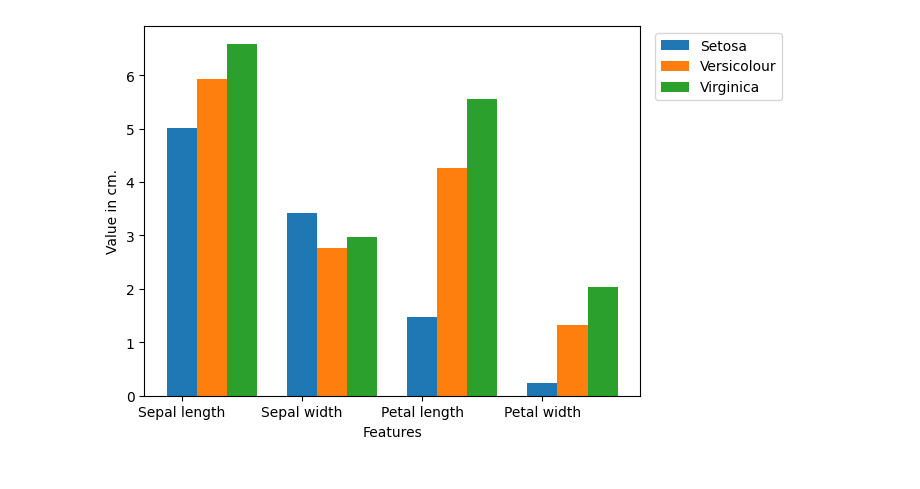
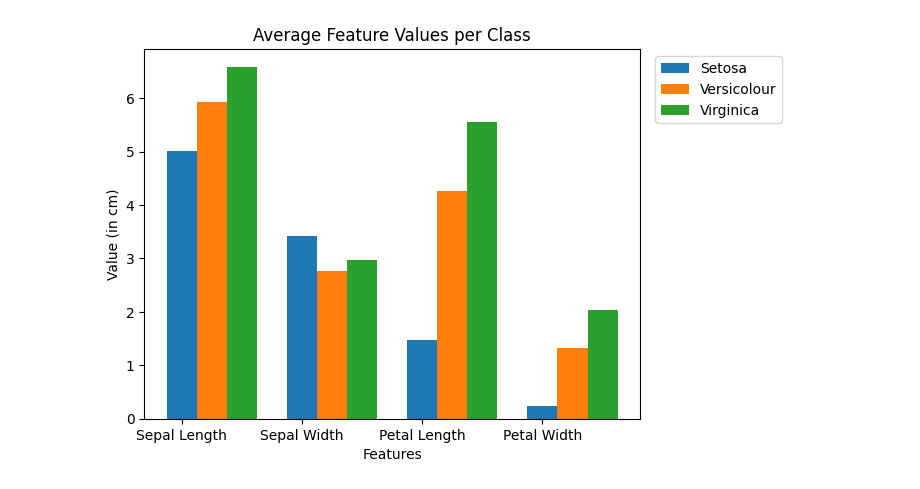
Before and after one commit to bishalbhattacharjee003/Iris_Flower_Classification, a Jupyter notebook: Iris_Flower_Classification_py.ipynb, the cells around one changed output. Drawn from its saved outputs; the diff is of its cells as text; code cells hidden in the pictures.

```diff
--- a/Iris_Flower_Classification_py.ipynb
+++ b/Iris_Flower_Classification_py.ipynb
@@ -1,14 +1,22 @@
 # %% [markdown]
 <a href="https://colab.research.google.com/github/bishalbhattacharjee003/Iris_Flower_Classification/blob/main/Iris_Flower_Classification_py.ipynb" target="_parent"><img src="https://colab.research.google.com/assets/colab-badge.svg" alt="Open In Colab"/></a>
 # %%
+# Import necessary libraries
 import numpy as np
 import matplotlib.pyplot as plt
 import seaborn as sns
 import pandas as pd
 
+# For inline visualization in Jupyter Notebooks
 %matplotlib inline
-columns = ['Sepal length', 'Sepal width', 'Petal length', 'Petal width', 'Class_labels']
 
+# Define column names for the dataset
+columns = ['Sepal Length', 'Sepal Width', 'Petal Length', 'Petal Width', 'Class']
+
+# Load the Iris dataset from a CSV file
 df = pd.read_csv('/content/iris.data', names=columns)
-df.head()
+
+# Display the first few rows of the dataset to understand its structure
+print("First few rows of the dataset:")
+print(df.head())
 # %% [output]
@@ -38,22 +51,36 @@ sns.pairplot(df, hue='Class_labels')
 # %%
-data = df.values
-X = data[:,0:4]
-Y = data[:,4]
-Y_Data = np.array([np.average(X[:, i][Y==j].astype('float32')) for i in range (X.shape[1])
+# Separate feature data (X) and target labels (Y)
+data = df.values  # Convert dataframe to numpy array
+X = data[:, 0:4]  # Feature data (first four columns)
+Y = data[:, 4]    # Class labels (fifth column)
 
- for j in (np.unique(Y))])
-Y_Data_reshaped = Y_Data.reshape(4, 3)
-Y_Data_reshaped = np.swapaxes(Y_Data_reshaped, 0, 1)
-X_axis = np.arange(len(columns)-1)
-width = 0.25
-plt.bar(X_axis, Y_Data_reshaped[0], width, label = 'Setosa')
-plt.bar(X_axis+width, Y_Data_reshaped[1], width, label = 'Versicolour')
-plt.bar(X_axis+width*2, Y_Data_reshaped[2], width, label = 'Virginica')
-plt.xticks(X_axis, columns[:4])
+# Calculate the average feature value for each class and feature
+Y_Data = np.array([
+    np.average(X[:, i][Y == j].astype('float32'))
+    for i in range(X.shape[1])
+    for j in np.unique(Y)
+])
+
+# Reshape the average feature values for plotting
+Y_Data_reshaped = Y_Data.reshape(4, 3)  # 4 features, 3 classes
+Y_Data_reshaped = np.swapaxes(Y_Data_reshaped, 0, 1)  # Transpose for better plotting
+
+# Bar plot to compare average feature values across classes
+X_axis = np.arange(len(columns) - 1)  # Indices for feature names
+width = 0.25  # Bar width
+
+# Plot bars for each class
+plt.bar(X_axis, Y_Data_reshaped[0], width, label='Setosa')
+plt.bar(X_axis + width, Y_Data_reshaped[1], width, label='Versicolour')
+plt.bar(X_axis + width * 2, Y_Data_reshaped[2], width, label='Virginica')
+
+# Add labels and legend
+plt.xticks(X_axis, columns[:4])  # Use feature names for x-axis
 plt.xlabel("Features")
-plt.ylabel("Value in cm.")
-plt.legend(bbox_to_anchor=(1.3,1))
+plt.ylabel("Value (in cm)")
+plt.legend(bbox_to_anchor=(1.3, 1))
+plt.title("Average Feature Values per Class")
 plt.show()
 # %% [output]
-[figure, old version]
+[figure, new version]
 # %%
```
Also changed, not shown: parts of 10 cells of this notebook.
